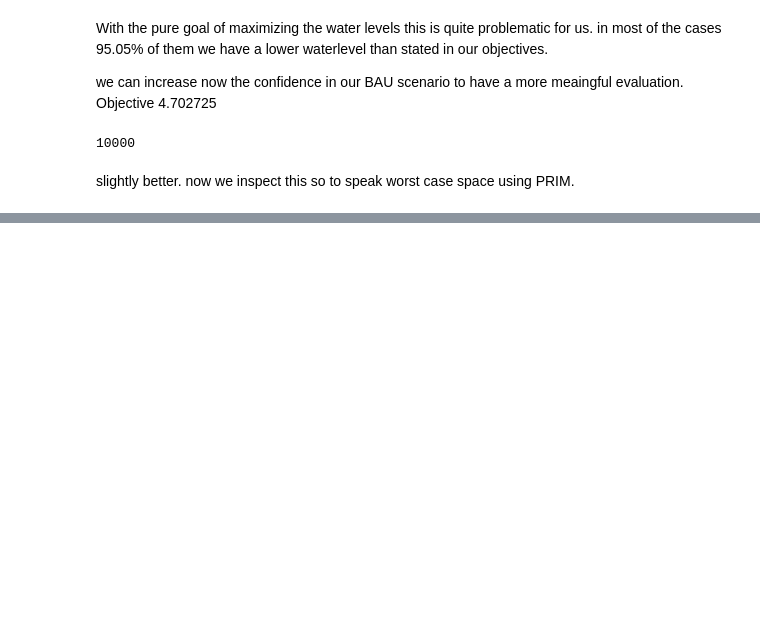
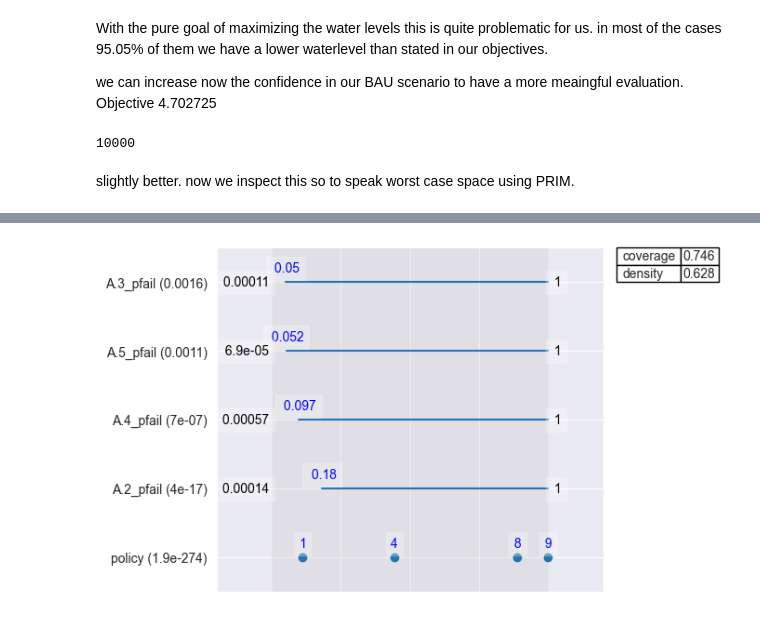
Before and after one commit to florihu/MBDM_Group5, a Jupyter notebook: scenario_discovery_PRIM.ipynb, the cells around one changed output, grey strips where cells are left out. Drawn from its saved outputs; the diff is of its cells as text; code cells hidden in the pictures; blank space fills up the shorter version.

```diff
--- a/scenario_discovery_PRIM.ipynb
+++ b/scenario_discovery_PRIM.ipynb
@@ -199,0 +218,3 @@ box1 = prim_alg.find_box()
+# %%
+point = 14
+box1.inspect(point)
@@ -199,0 +238,5 @@ box1 = prim_alg.find_box()
+# %%
+box1.inspect(point,style='graph')
+plt.show()
+# %% [output]
+[figure, added]
```
Also changed, not shown: parts of 31 cells of this notebook, 4 other files.
